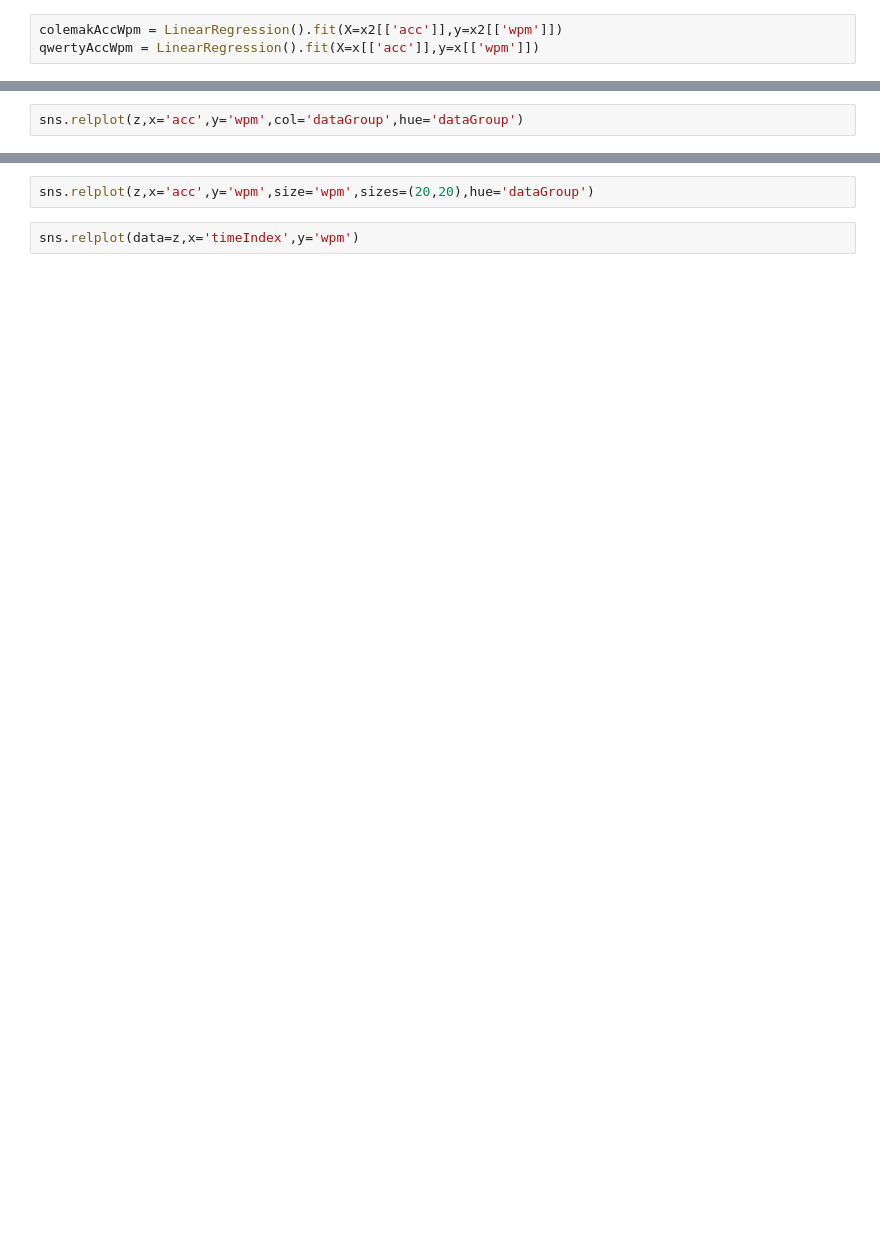
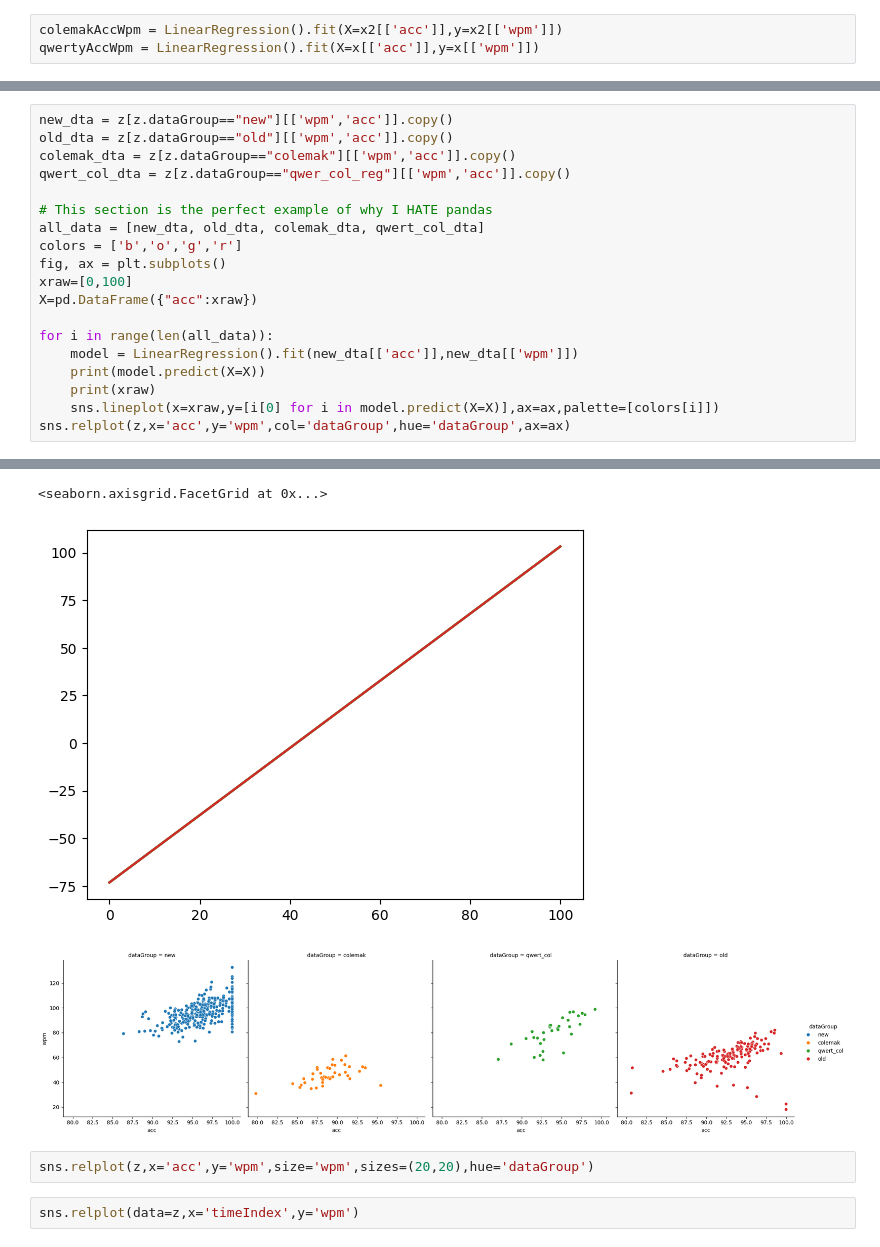
Before and after one commit to jackcooperusesvim/monkeytype-analysis, a Jupyter notebook: Graphs.ipynb, the cells around one changed output, grey strips where cells are left out. Cells and saved outputs as stored; diff of their text form; blank space fills up the shorter version.

```diff
--- a/Graphs.ipynb
+++ b/Graphs.ipynb
@@ -44,2 +86,20 @@ sns.relplot(z,x='timestamp',y='wpm')
-# %%
-sns.relplot(z,x='acc',y='wpm',col='dataGroup',hue='dataGroup')
+# %%
+new_dta = z[z.dataGroup=="new"][['wpm','acc']].copy()
+old_dta = z[z.dataGroup=="old"][['wpm','acc']].copy()
+colemak_dta = z[z.dataGroup=="colemak"][['wpm','acc']].copy()
+qwert_col_dta = z[z.dataGroup=="qwer_col_reg"][['wpm','acc']].copy()
+
+# This section is the perfect example of why I HATE pandas
+all_data = [new_dta, old_dta, colemak_dta, qwert_col_dta]
+colors = ['b','o','g','r']
+fig, ax = plt.subplots()
+xraw=[0,100]
+X=pd.DataFrame({"acc":xraw})
+
+for i in range(len(all_data)):
+    model = LinearRegression().fit(new_dta[['acc']],new_dta[['wpm']])
+    print(model.predict(X=X))
+    print(xraw)
+    sns.lineplot(x=xraw,y=[i[0] for i in model.predict(X=X)],ax=ax,palette=[colors[i]])
+sns.relplot(z,x='acc',y='wpm',col='dataGroup',hue='dataGroup',ax=ax)
+# %% [output]
@@ -46,3 +118,6 @@ sns.relplot(z,x='acc',y='wpm',col='dataGroup',hue='dataGroup')
+<seaborn.axisgrid.FacetGrid at 0x...>
+[figure, added]
+[figure, added]
 # %%
 sns.relplot(z,x='acc',y='wpm',size='wpm',sizes=(20,20),hue='dataGroup')
 # %%
```
Also changed, not shown: parts of 15 cells of this notebook.
